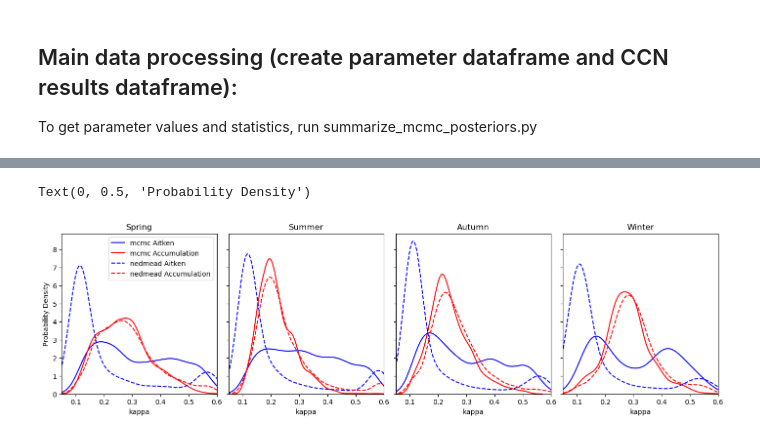
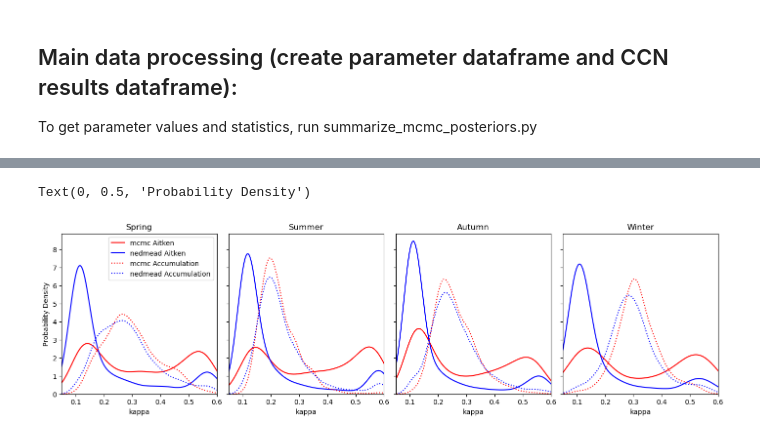
Before and after one commit to mauradewey/Modal-Aerosol-Composition, a Jupyter notebook: code/explore-mcmc-results.ipynb, the cells around one changed output, grey strips where cells are left out. Saved outputs shown, nothing was run; the diff lists cells and outputs as text; code cells hidden in the pictures.

```diff
--- a/code/explore-mcmc-results.ipynb
+++ b/code/explore-mcmc-results.ipynb
@@ -109,18 +111,17 @@ pints.plot.pairwise(np.vstack(samples), kde=False, parameter_names=['M_org1', 'D
 # setup model:
 Extra = get_Extra(idx)
 model_data, initial_guesses, prior_params, response = load_data(idx)
-m = CCNmodel_m1(Extra, model_data, return_all=True)
+m = CCNmodel_m2(Extra, model_data, return_all=True)
 
 test_model_output = m(np.mean(samples, axis=(0,1)))
 
 ss = [0.1,0.2,0.3,0.5,1.0]
 
-nedmead_results = pd.read_csv('../result_nedler_mead_org0p12.csv')
-nedmed_ccn = np.fromstring(nedmead_results['Predicted_CCN'][idx].strip('[]'), sep=' ')
+nedmead_ccn = np.fromstring(nedmead_results['Predicted_CCN'][idx])
 
 plt.loglog(ss, response, label='observed CCN', color='k', marker='o')
 plt.loglog(ss, test_model_output[0]+test_model_output[1], label='mcmc CCN', color='r', marker='o')
-plt.loglog(ss, nedmed_ccn, label='ned-mead CCN', color='b', marker='o')
+plt.loglog(ss, nedmead_ccn, label='ned-mead CCN', color='b', marker='o')
 plt.legend()
 # %% [output]
 <matplotlib.legend.Legend at 0x...>
@@ -131,5 +132,5 @@ plt.legend()
 To get parameter values and statistics, run summarize_mcmc_posteriors.py
 # %%
 # load mcmc parameters for summary statistics and calculate CCN results:
-mcmc_params = pd.read_csv('../summary_30k_5chains.csv')
+mcmc_params = pd.read_csv('../results/summary_30k_m2_5chains.csv')
 # %%
@@ -212,3 +213,5 @@ No model output for mean parameters for row 6577: cannot unpack non-iterable Non
+# %%
+mcmc_results = pd.read_csv('../results/30k_m2_5chains_ccn_results.csv')
 # %%
 # how many time-steps show convergence:
 rhat_thresh = 1.5
@@ -253,9 +256,14 @@ observed_results = pd.read_csv('../input_data/CCN.csv')
 sc_cols = ['SC1', 'SC2', 'SC3', 'SC4', 'SC5']
 observed_results['CCN'] = observed_results[sc_cols].values.tolist()
 
-nedmead_results['Predicted_CCN'] = nedmead_results['Predicted_CCN'].apply(
-    lambda x: np.fromstring(x.strip('[]'), sep=' ') if isinstance(x, str) else np.nan
-)
+if nedmead_results['Predicted_CCN'].map(type).eq(str).any():
+    nedmead_results['Predicted_CCN'] = nedmead_results['Predicted_CCN'].apply(
+        lambda x: np.fromstring(x.strip('[]'), sep=' ')
+    )
+if mcmc_results['Predicted_CCN'].map(type).eq(str).any():
+    mcmc_results['Predicted_CCN'] = mcmc_results['Predicted_CCN'].apply(
+        lambda x: np.fromstring(x.strip('[]'), sep=' ') if isinstance(x, str) else x
+    )
 
 # Helper to compute seasonal stats
 def compute_seasonal_stats(df, column_name, label):
@@ -294,8 +302,10 @@ seasonal_stats_mcmc = compute_seasonal_stats(mcmc_results, 'Predicted_CCN', 'mcm
 seasonal_stats_nedmead = compute_seasonal_stats(nedmead_results, 'Predicted_CCN', 'nedmead')
 seasonal_stats_obs = compute_seasonal_stats(observed_results, 'CCN', 'observed')
 
+seasonal_stats_mcmc_rhatmorg = compute_seasonal_stats(mcmc_results.where(mcmc_params['M_org1_rhat']<1.2), 'Predicted_CCN', 'mcmc')
+
 # Combine all into one DataFrame
-seasonal_stats_all = pd.concat([seasonal_stats_mcmc, seasonal_stats_nedmead, seasonal_stats_obs], ignore_index=True)
+seasonal_stats_all = pd.concat([seasonal_stats_mcmc_rhatmorg, seasonal_stats_nedmead, seasonal_stats_obs], ignore_index=True)
 # %%
 # plot CCN for each season:
 
@@ -346,26 +355,23 @@ Text(0, 0.5, 'Counts')
 # %%
 fig,axes = plt.subplots(ncols=4, nrows=1, figsize=(14,4), sharey=True, constrained_layout=True)
 
 for season in range(4):
     ax = axes[season]
 
-    # MCMC results
-    group_mcmc = mcmc_results[mcmc_results['season'] == season]
-    sns.kdeplot(group_mcmc['k1'].dropna(), ax=ax, label='mcmc Aitken', color='b', linewidth=1.5)
-    sns.kdeplot(group_mcmc['k2'].dropna(), ax=ax, label='mcmc Accumulation', color='r', linewidth=1.5)
-
-    # Nedmead results
+    group_mcmc = mcmc_results.where(mcmc_params['M_org1_rhat']<1.5)[mcmc_results['season'] == season]
     group_nedmead = nedmead_results[nedmead_results['season'] == season]
-    sns.kdeplot(group_nedmead['k1'].dropna(), ax=ax, label='nedmead Aitken', color='b', linestyle='--', linewidth=1.5)
-    sns.kdeplot(group_nedmead['k2'].dropna(), ax=ax, label='nedmead Accumulation', color='r', linestyle='--', linewidth=1.5)
+    sns.kdeplot(group_mcmc['k1'].dropna(), ax=ax, label='mcmc Aitken', color='r', linewidth=1.5)
+    sns.kdeplot(group_nedmead['k1'].dropna(), ax=ax, label='nedmead Aitken', color='b', linewidth=1.5)
+    sns.kdeplot(group_mcmc['k2'].dropna(), ax=ax, label='mcmc Accumulation', color='r', linestyle=':', linewidth=1.5)
+    sns.kdeplot(group_nedmead['k2'].dropna(), ax=ax, label='nedmead Accumulation', color='b', linestyle=':', linewidth=1.5)
 
     ax.set_title(['Spring', 'Summer', 'Autumn', 'Winter'][season])
     ax.set_xlim(0.05, 0.6)
     ax.set_xlabel('kappa')
 
 axes[0].legend()
 axes[0].set_ylabel('Probability Density')
 # %% [output]
 Text(0, 0.5, 'Probability Density')
-[figure, old version]
+[figure, new version]
 # %%
```
Also changed, not shown: parts of 24 cells of this notebook, 7 other files.
